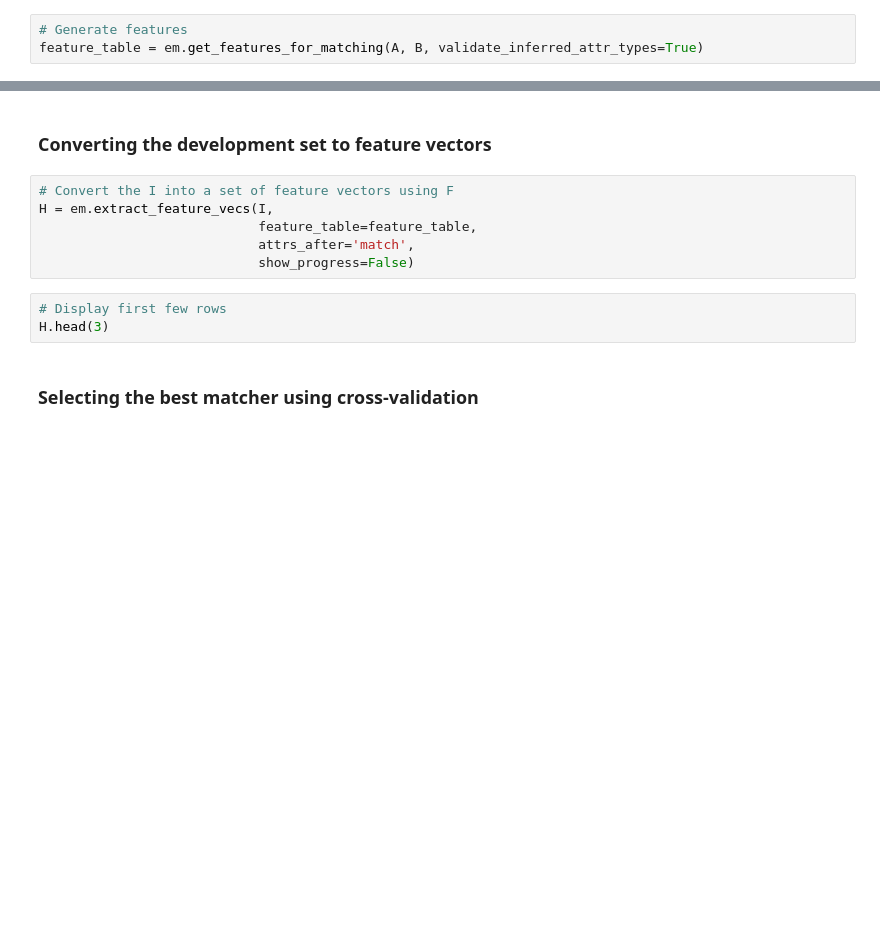
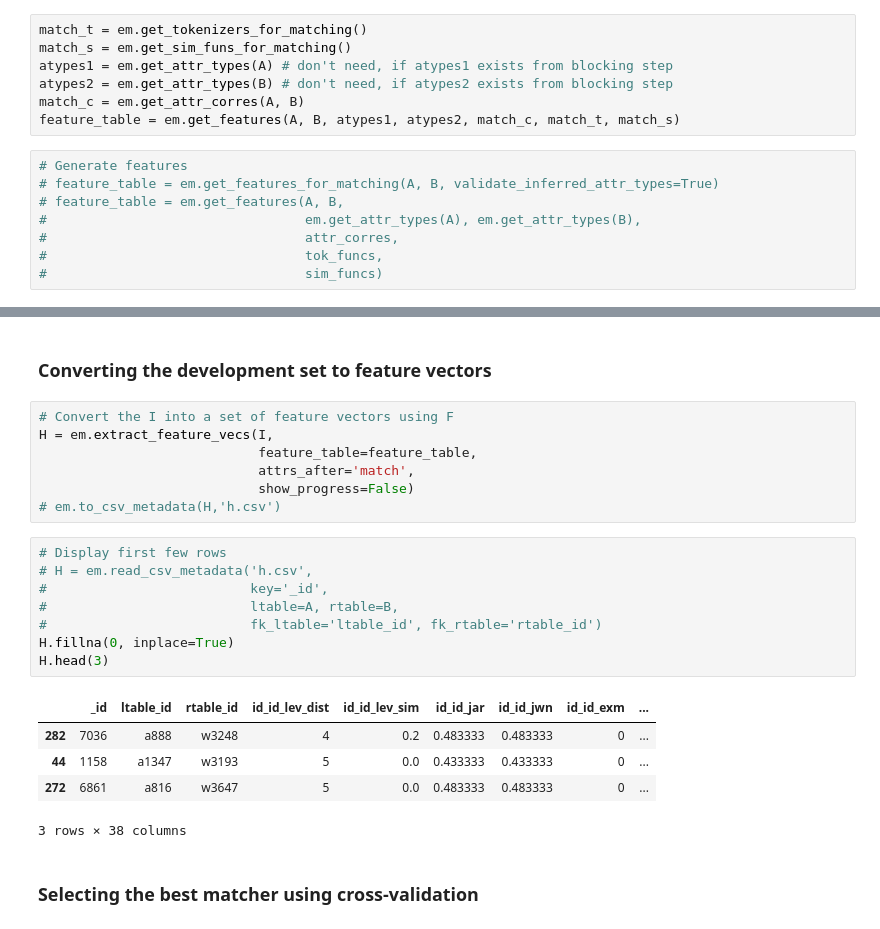
Before and after one commit to dliangsta/CS839-project, a Jupyter notebook: stage-3/notebook.ipynb, the cells around one changed output, grey strips where cells are left out. Drawn from its saved outputs; the diff is of its cells as text; blank space fills up the shorter version.

```diff
--- a/stage-3/notebook.ipynb
+++ b/stage-3/notebook.ipynb
@@ -312,9 +306,21 @@ nb = em.NBMatcher(name='NaiveBayes')
 ### Creating features
 # %% [markdown]
 Next, we need to create a set of features for the development set. *py_entitymatching* provides a way to automatically generate features based on the attributes in the input tables. For the purposes of this guide, we use the automatically generated features.
+# %%
+match_t = em.get_tokenizers_for_matching()
+match_s = em.get_sim_funs_for_matching()
+atypes1 = em.get_attr_types(A) # don't need, if atypes1 exists from blocking step
+atypes2 = em.get_attr_types(B) # don't need, if atypes2 exists from blocking step
+match_c = em.get_attr_corres(A, B)
+feature_table = em.get_features(A, B, atypes1, atypes2, match_c, match_t, match_s)
 # %%
 # Generate features
-feature_table = em.get_features_for_matching(A, B, validate_inferred_attr_types=True)
+# feature_table = em.get_features_for_matching(A, B, validate_inferred_attr_types=True)
+# feature_table = em.get_features(A, B,
+#                                 em.get_attr_types(A), em.get_attr_types(B),
+#                                 attr_corres,
+#                                 tok_funcs,
+#                                 sim_funcs)
 # %%
 # List the names of the features generated
 feature_table['feature_name']
@@ -326,9 +350,21 @@ H = em.extract_feature_vecs(I,
                             feature_table=feature_table,
                             attrs_after='match',
                             show_progress=False)
+# em.to_csv_metadata(H,'h.csv')
-# %%
-# Display first few rows
-H.head(3)
+# %%
+# Display first few rows
+# H = em.read_csv_metadata('h.csv',
+#                          key='_id',
+#                          ltable=A, rtable=B,
+#                          fk_ltable='ltable_id', fk_rtable='rtable_id')
+H.fillna(0, inplace=True)
+H.head(3)
+# %% [output]
+|  | _id | ltable_id | rtable_id | id_id_lev_dist | id_id_lev_sim | id_id_jar | id_id_jwn | id_id_exm | ... |
+| 282 | 7036 | a888 | w3248 | 4 | 0.2 | 0.483333 | 0.483333 | 0 | ... |
+| 44 | 1158 | a1347 | w3193 | 5 | 0.0 | 0.433333 | 0.433333 | 0 | ... |
+| 272 | 6861 | a816 | w3647 | 5 | 0.0 | 0.483333 | 0.483333 | 0 | ... |
+3 rows × 38 columns
 # %% [markdown]
 ### Selecting the best matcher using cross-validation
 # %% [markdown]
```
Also changed, not shown: parts of 23 cells of this notebook, 4 other files.
